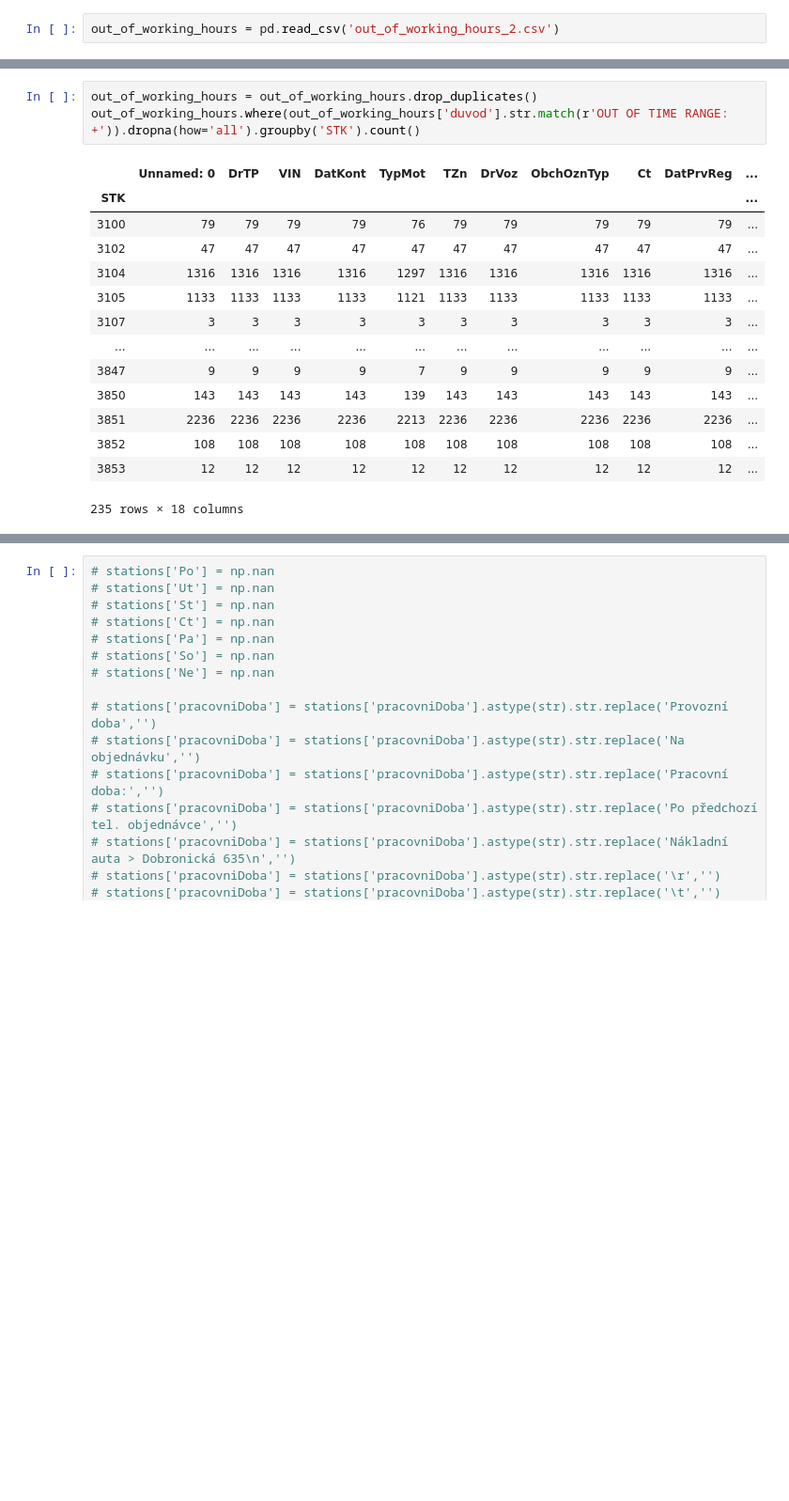
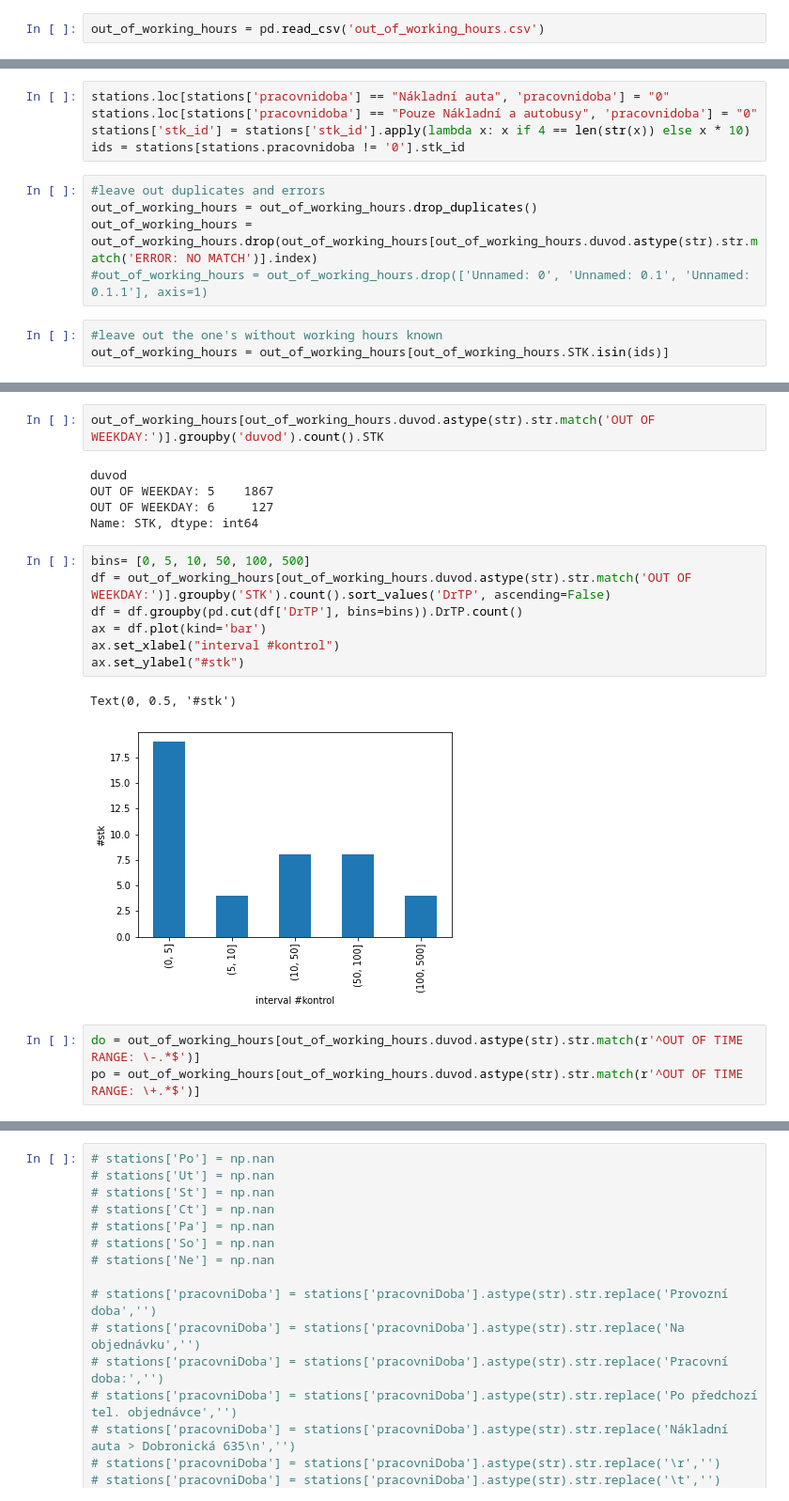
Before and after one commit to opendatalabcz/stk-data-analysis, a Jupyter notebook: out_of_working_hours.ipynb, the cells around one changed output, grey strips where cells are left out. Shown at 94% size. Saved outputs shown, nothing was run; the diff lists cells and outputs as text; blank space fills up the shorter version.

```diff
--- a/out_of_working_hours.ipynb
+++ b/out_of_working_hours.ipynb
@@ -123,4 +127,4 @@ for part in inspections_split:
                     print(row)
     out_of_working_hours.to_csv("out_of_working_hours.csv", mode='a')
 # %%
-out_of_working_hours = pd.read_csv('out_of_working_hours_2.csv')
+out_of_working_hours = pd.read_csv('out_of_working_hours.csv')
@@ -126,0 +138,13 @@ out_of_working_hours = pd.read_csv('out_of_working_hours_2.csv')
+# %%
+stations.loc[stations['pracovnidoba'] == "Nákladní auta", 'pracovnidoba'] = "0"
+stations.loc[stations['pracovnidoba'] == "Pouze Nákladní a autobusy", 'pracovnidoba'] = "0"
+stations['stk_id'] = stations['stk_id'].apply(lambda x: x if 4 == len(str(x)) else x * 10)
+ids = stations[stations.pracovnidoba != '0'].stk_id
+# %%
+#leave out duplicates and errors
+out_of_working_hours = out_of_working_hours.drop_duplicates()
+out_of_working_hours = out_of_working_hours.drop(out_of_working_hours[out_of_working_hours.duvod.astype(str).str.match('ERROR: NO MATCH')].index)
+#out_of_working_hours = out_of_working_hours.drop(['Unnamed: 0', 'Unnamed: 0.1', 'Unnamed: 0.1.1'], axis=1)
+# %%
+#leave out the one's without working hours known
+out_of_working_hours = out_of_working_hours[out_of_working_hours.STK.isin(ids)]
@@ -127,18 +182,20 @@ out_of_working_hours = pd.read_csv('out_of_working_hours_2.csv')
 # %%
-out_of_working_hours = out_of_working_hours.drop_duplicates()
-out_of_working_hours.where(out_of_working_hours['duvod'].str.match(r'OUT OF TIME RANGE: +')).dropna(how='all').groupby('STK').count()
+out_of_working_hours[out_of_working_hours.duvod.astype(str).str.match('OUT OF WEEKDAY:')].groupby('duvod').count().STK
 # %% [output]
-|  | Unnamed: 0 | DrTP | VIN | DatKont | TypMot | TZn | DrVoz | ObchOznTyp | Ct | DatPrvReg | ... |
-| STK |  |  |  |  |  |  |  |  |  |  | ... |
-| 3100 | 79 | 79 | 79 | 79 | 76 | 79 | 79 | 79 | 79 | 79 | ... |
-| 3102 | 47 | 47 | 47 | 47 | 47 | 47 | 47 | 47 | 47 | 47 | ... |
-| 3104 | 1316 | 1316 | 1316 | 1316 | 1297 | 1316 | 1316 | 1316 | 1316 | 1316 | ... |
-| 3105 | 1133 | 1133 | 1133 | 1133 | 1121 | 1133 | 1133 | 1133 | 1133 | 1133 | ... |
-| 3107 | 3 | 3 | 3 | 3 | 3 | 3 | 3 | 3 | 3 | 3 | ... |
-| ... | ... | ... | ... | ... | ... | ... | ... | ... | ... | ... | ... |
-| 3847 | 9 | 9 | 9 | 9 | 7 | 9 | 9 | 9 | 9 | 9 | ... |
-| 3850 | 143 | 143 | 143 | 143 | 139 | 143 | 143 | 143 | 143 | 143 | ... |
-| 3851 | 2236 | 2236 | 2236 | 2236 | 2213 | 2236 | 2236 | 2236 | 2236 | 2236 | ... |
-| 3852 | 108 | 108 | 108 | 108 | 108 | 108 | 108 | 108 | 108 | 108 | ... |
-| 3853 | 12 | 12 | 12 | 12 | 12 | 12 | 12 | 12 | 12 | 12 | ... |
-235 rows × 18 columns
+duvod
+OUT OF WEEKDAY: 5    1867
+OUT OF WEEKDAY: 6     127
+Name: STK, dtype: int64
+# %%
+bins= [0, 5, 10, 50, 100, 500]
+df = out_of_working_hours[out_of_working_hours.duvod.astype(str).str.match('OUT OF WEEKDAY:')].groupby('STK').count().sort_values('DrTP', ascending=False)
+df = df.groupby(pd.cut(df['DrTP'], bins=bins)).DrTP.count()
+ax = df.plot(kind='bar')
+ax.set_xlabel("interval #kontrol")
+ax.set_ylabel("#stk")
+# %% [output]
+Text(0, 0.5, '#stk')
+[figure, added]
+# %%
+do = out_of_working_hours[out_of_working_hours.duvod.astype(str).str.match(r'^OUT OF TIME RANGE: \-.*$')]
+po = out_of_working_hours[out_of_working_hours.duvod.astype(str).str.match(r'^OUT OF TIME RANGE: \+.*$')]
```
Also changed, not shown: parts of 15 cells of this notebook, 10 other files.
